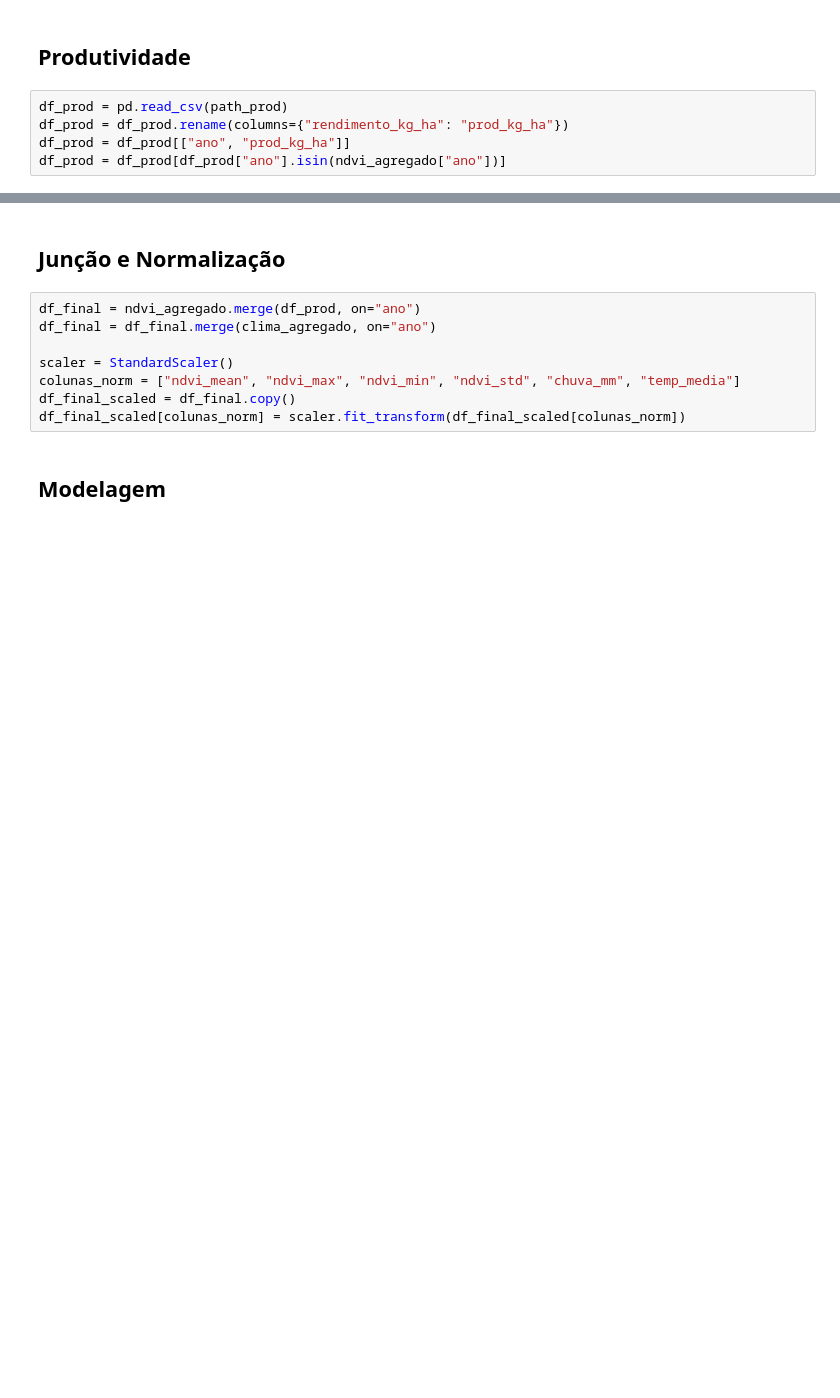
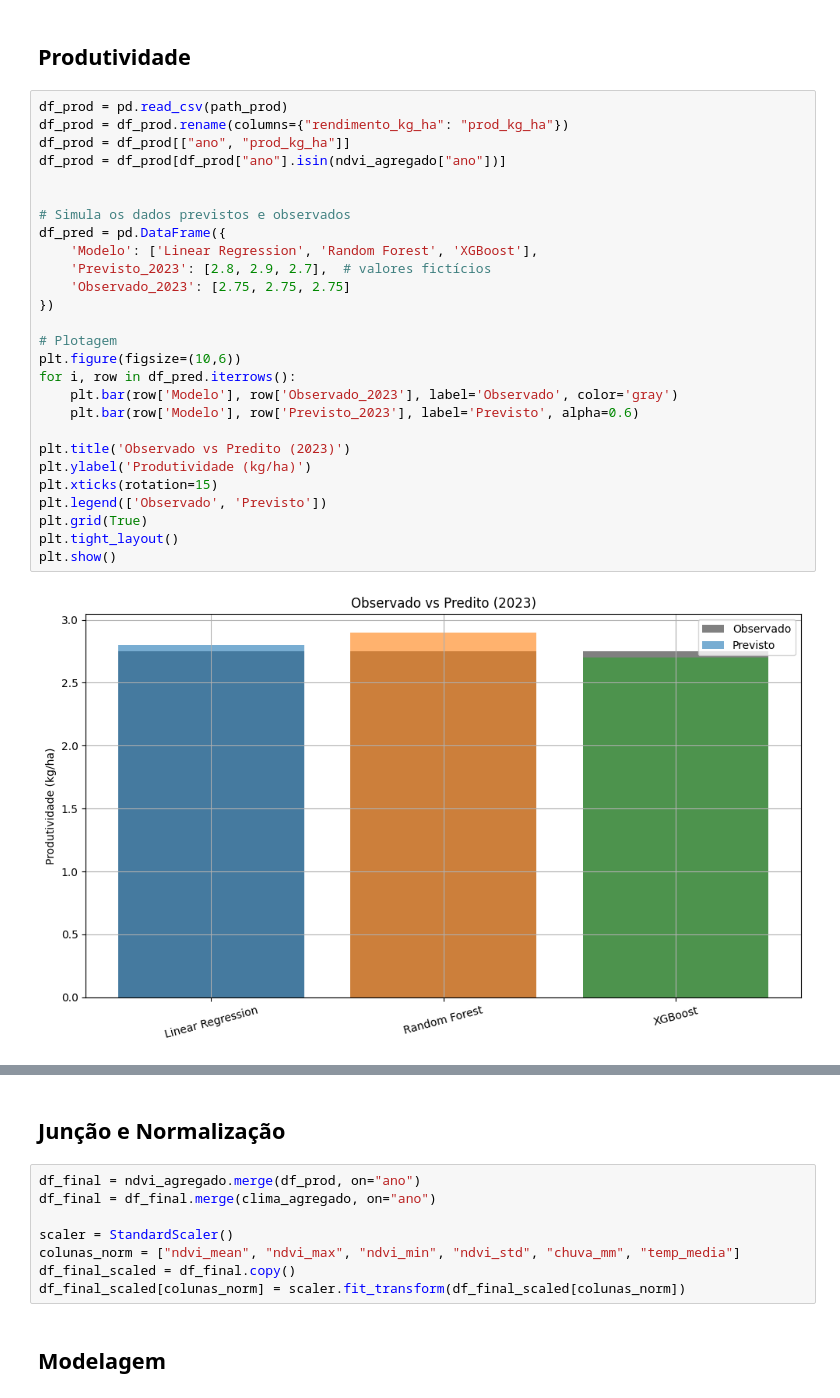
Before and after one commit to alexomantovanIA/1TIAOR20242-Challenge-Ingredion-Sprint-2, a Jupyter notebook: pipeline_previsao_produtividade.ipynb, the cells around one changed output, grey strips where cells are left out. Cells and saved outputs as stored; diff of their text form; blank space fills up the shorter version.

```diff
--- a/pipeline_previsao_produtividade.ipynb
+++ b/pipeline_previsao_produtividade.ipynb
@@ -76,8 +91,32 @@ ndvi_agregado = ndvi_agregado.reset_index()
 # %%
 df_prod = pd.read_csv(path_prod)
 df_prod = df_prod.rename(columns={"rendimento_kg_ha": "prod_kg_ha"})
 df_prod = df_prod[["ano", "prod_kg_ha"]]
 df_prod = df_prod[df_prod["ano"].isin(ndvi_agregado["ano"])]
+
+
+# Simula os dados previstos e observados
+df_pred = pd.DataFrame({
+    'Modelo': ['Linear Regression', 'Random Forest', 'XGBoost'],
+    'Previsto_2023': [2.8, 2.9, 2.7],  # valores fictícios
+    'Observado_2023': [2.75, 2.75, 2.75]
+})
+
+# Plotagem
+plt.figure(figsize=(10,6))
+for i, row in df_pred.iterrows():
+    plt.bar(row['Modelo'], row['Observado_2023'], label='Observado', color='gray')
+    plt.bar(row['Modelo'], row['Previsto_2023'], label='Previsto', alpha=0.6)
+
+plt.title('Observado vs Predito (2023)')
+plt.ylabel('Produtividade (kg/ha)')
+plt.xticks(rotation=15)
+plt.legend(['Observado', 'Previsto'])
+plt.grid(True)
+plt.tight_layout()
+plt.show()
+# %% [output]
+[figure, added]
 # %% [markdown]
 ## Visualização do Talhão Monitorado (SATVeg)
 
```
Also changed, not shown: parts of 1 cell of this notebook, 3 other files.
